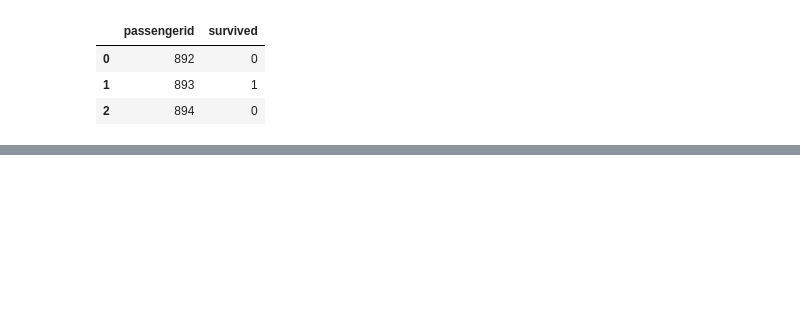
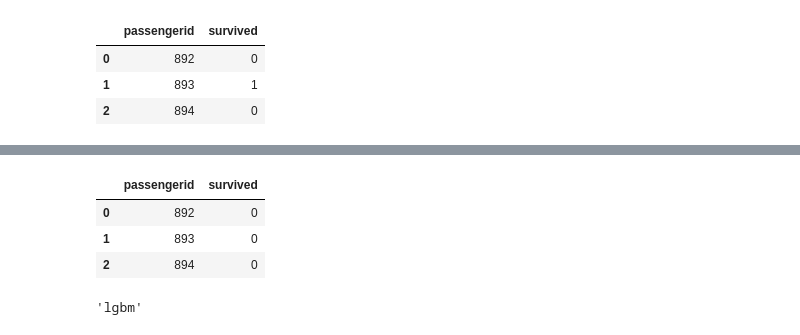
Before and after one commit to xiangshiyin/machine-learning-for-actuarial-science, a Jupyter notebook: 2025-spring/week06/notebook/demo.ipynb, the cells around one changed output, grey strips where cells are left out. Drawn from its saved outputs; the diff is of its cells as text; code cells hidden in the pictures; blank space fills up the shorter version.

```diff
--- a/2025-spring/week06/notebook/demo.ipynb
+++ b/2025-spring/week06/notebook/demo.ipynb
@@ -359,0 +423,10 @@ https://www.kaggle.com/competitions/titanic/overview/evaluation
+# %%
+X_test = test.drop(columns=['passengerid'])
+y_test_pred = automl.predict(X_test)
+df_submission = pd.concat([test['passengerid'], pd.DataFrame(y_test_pred, columns=['survived'])], axis=1)
+df_submission.head(3)
+# %% [output]
+|  | passengerid | survived |
+| 0 | 892 | 0 |
+| 1 | 893 | 0 |
+| 2 | 894 | 0 |
@@ -359,0 +435,4 @@ https://www.kaggle.com/competitions/titanic/overview/evaluation
+# %%
+automl.best_estimator
+# %% [output]
+'lgbm'
```
Also changed, not shown: parts of 15 cells of this notebook, 4 other files.
